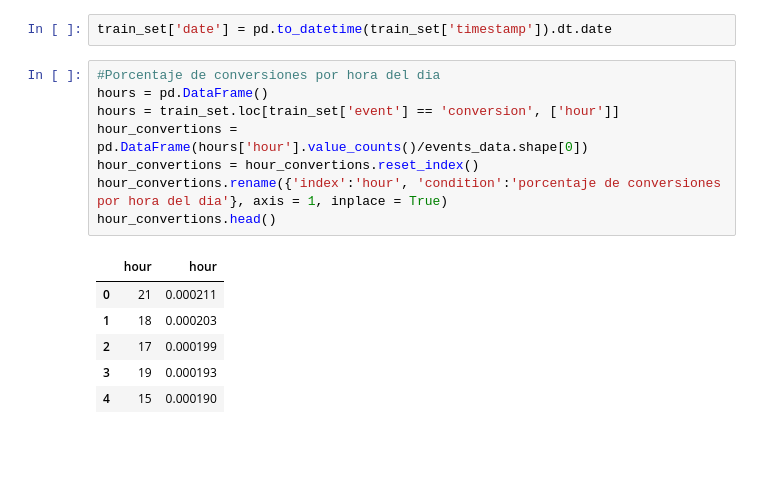
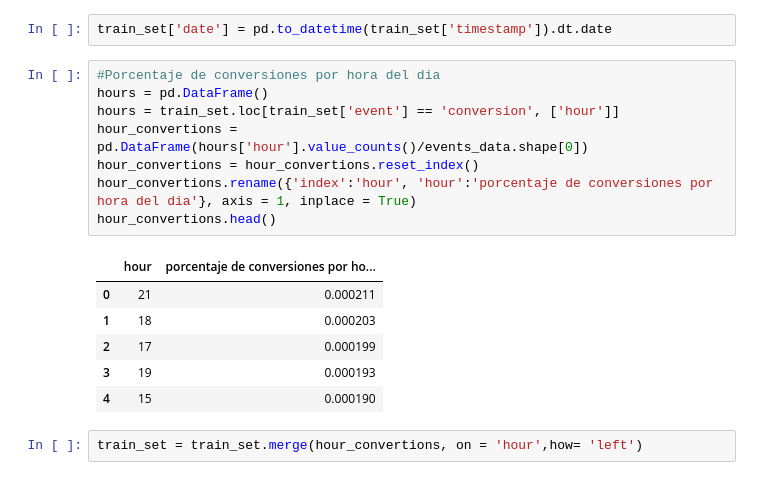
Before and after one commit to Blaz77/DatosReloaded, a Jupyter notebook: TP2/Resolucion.ipynb, the cells around one changed output. Saved outputs shown, nothing was run; the diff lists cells and outputs as text; blank space fills up the shorter version.

Commit message:
Correccion en los metodos  de calculo de porcentajes

```diff
--- a/TP2/Resolucion.ipynb
+++ b/TP2/Resolucion.ipynb
@@ -209,15 +209,17 @@ train_set['date'] = pd.to_datetime(train_set['timestamp']).dt.date
 # %%
 #Porcentaje de conversiones por hora del dia
 hours = pd.DataFrame()
 hours = train_set.loc[train_set['event'] == 'conversion', ['hour']]
 hour_convertions = pd.DataFrame(hours['hour'].value_counts()/events_data.shape[0])
 hour_convertions = hour_convertions.reset_index()
-hour_convertions.rename({'index':'hour', 'condition':'porcentaje de conversiones por hora del dia'}, axis = 1, inplace = True)
+hour_convertions.rename({'index':'hour', 'hour':'porcentaje de conversiones por hora del dia'}, axis = 1, inplace = True)
 hour_convertions.head()
 # %% [output]
-|  | hour | hour |
+|  | hour | porcentaje de conversiones por ho... |
 | 0 | 21 | 0.000211 |
 | 1 | 18 | 0.000203 |
 | 2 | 17 | 0.000199 |
 | 3 | 19 | 0.000193 |
 | 4 | 15 | 0.000190 |
+# %%
+train_set = train_set.merge(hour_convertions, on = 'hour',how= 'left')
```
Also changed, not shown: parts of 1 cell of this notebook.
